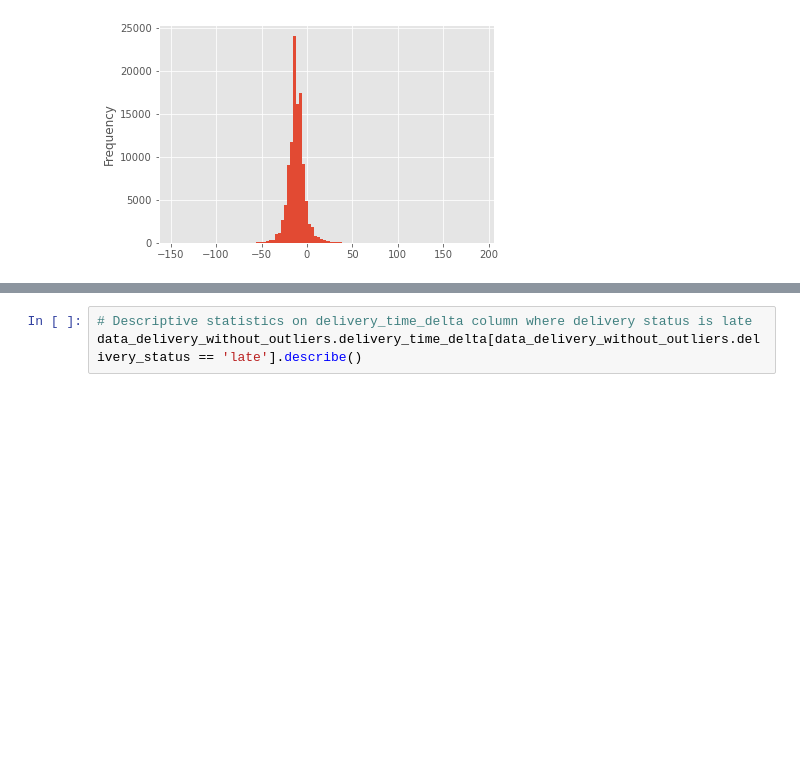
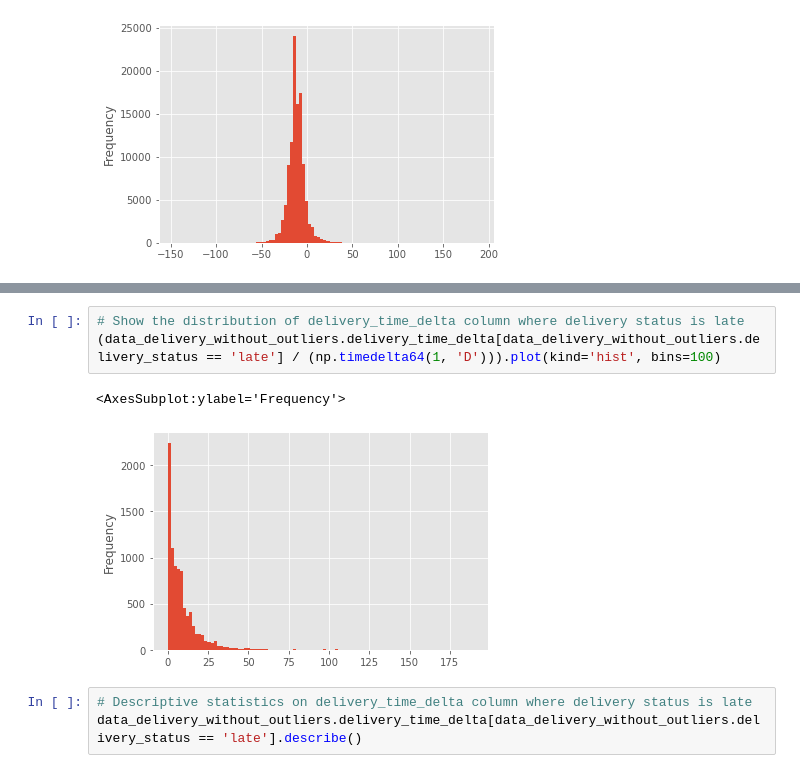
Before and after one commit to akhmadtaufik/project-wrangling-pacmann, a Jupyter notebook: olist-wrangling.ipynb, the cells around one changed output, grey strips where cells are left out. Saved outputs shown, nothing was run; the diff lists cells and outputs as text; blank space fills up the shorter version.

```diff
--- a/olist-wrangling.ipynb
+++ b/olist-wrangling.ipynb
@@ -853,3 +935,9 @@ data_delivery_without_outliers['delivery_status'] = data_delivery_without_outlie
+# %%
+# Show the distribution of delivery_time_delta column where delivery status is late
+(data_delivery_without_outliers.delivery_time_delta[data_delivery_without_outliers.delivery_status == 'late'] / (np.timedelta64(1, 'D'))).plot(kind='hist', bins=100)
+# %% [output]
+<AxesSubplot:ylabel='Frequency'>
+[figure, added]
 # %%
 # Descriptive statistics on delivery_time_delta column where delivery status is late
 data_delivery_without_outliers.delivery_time_delta[data_delivery_without_outliers.delivery_status == 'late'].describe()
```
Also changed, not shown: parts of 9 cells of this notebook.
